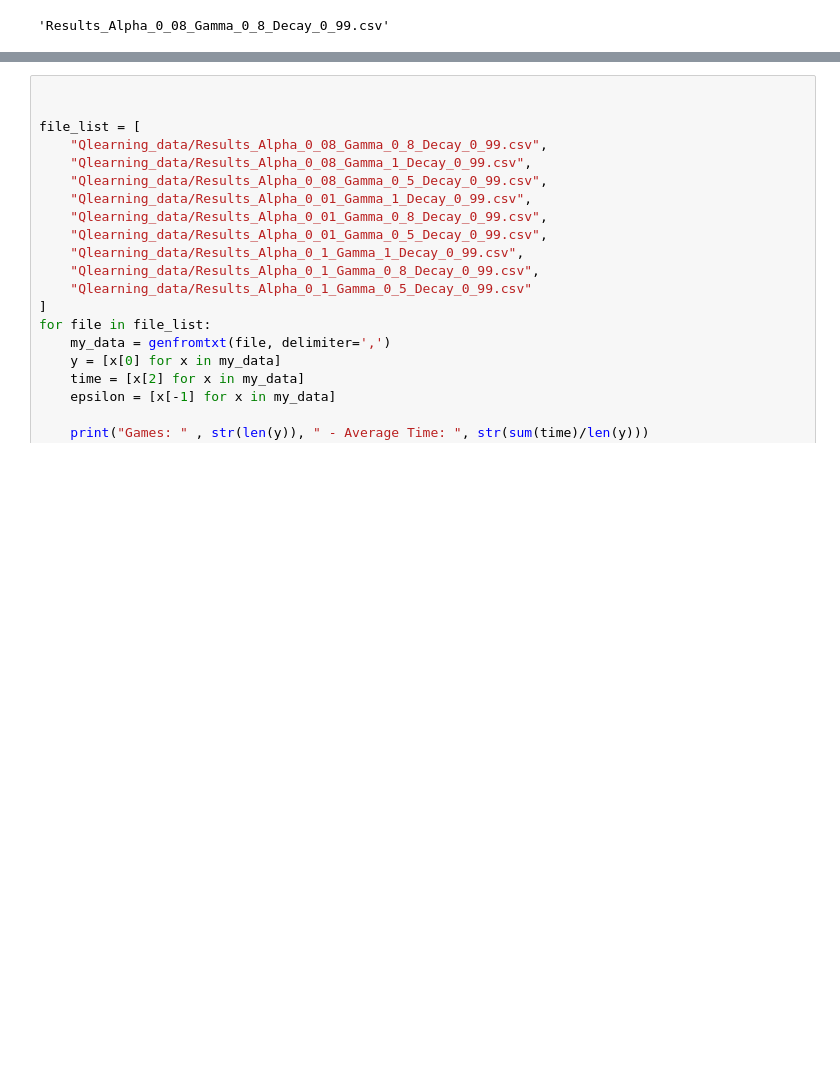
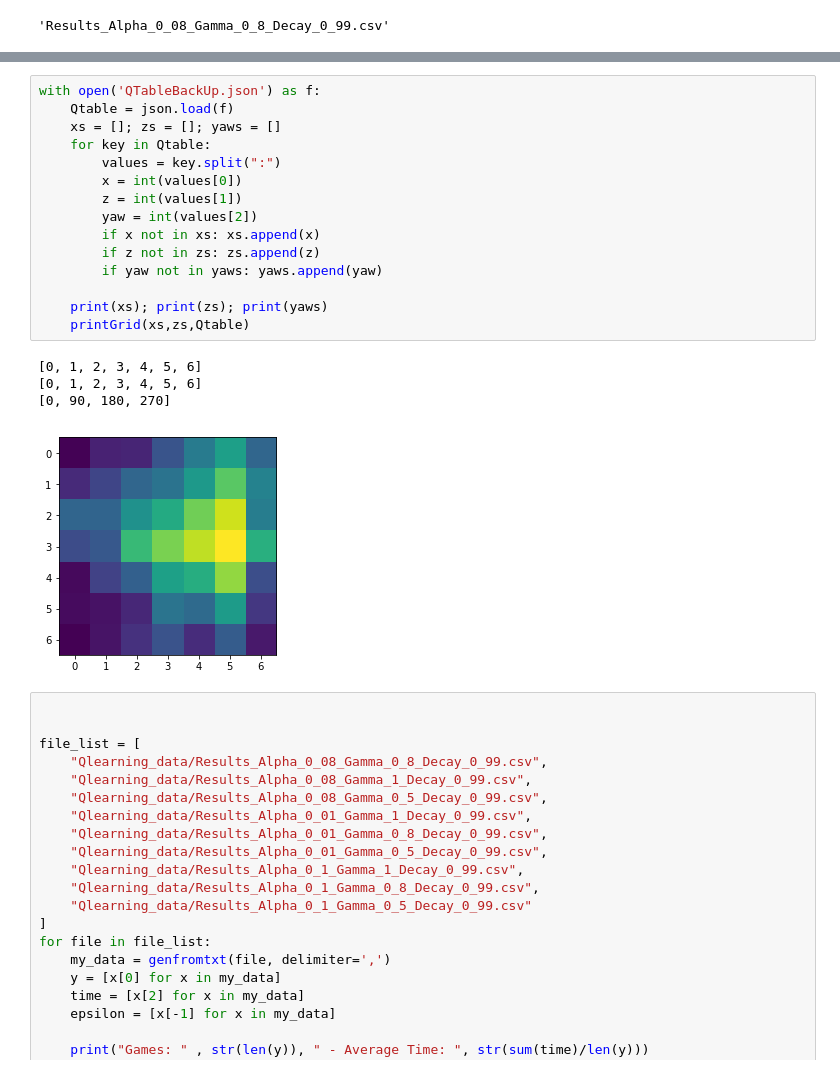
Before and after one commit to mattthelee/Marlo-Double-DQN, a Jupyter notebook: marloAnalysis.ipynb, the cells around one changed output, grey strips where cells are left out. Drawn from its saved outputs; the diff is of its cells as text; blank space fills up the shorter version.

```diff
--- a/marloAnalysis.ipynb
+++ b/marloAnalysis.ipynb
@@ -79,3 +73,23 @@ def printGrid(xs,zs,Qtable):
+# %%
+with open('QTableBackUp.json') as f:
+    Qtable = json.load(f)
+    xs = []; zs = []; yaws = []
+    for key in Qtable:
+        values = key.split(":")
+        x = int(values[0])
+        z = int(values[1])
+        yaw = int(values[2])
+        if x not in xs: xs.append(x)
+        if z not in zs: zs.append(z)
+        if yaw not in yaws: yaws.append(yaw)
+
+    print(xs); print(zs); print(yaws)
+    printGrid(xs,zs,Qtable)
+# %% [output]
+[0, 1, 2, 3, 4, 5, 6]
+[0, 1, 2, 3, 4, 5, 6]
+[0, 90, 180, 270]
+[figure, added]
 # %%
 
 
```
Also changed, not shown: parts of 4 cells of this notebook, 4 other files.
